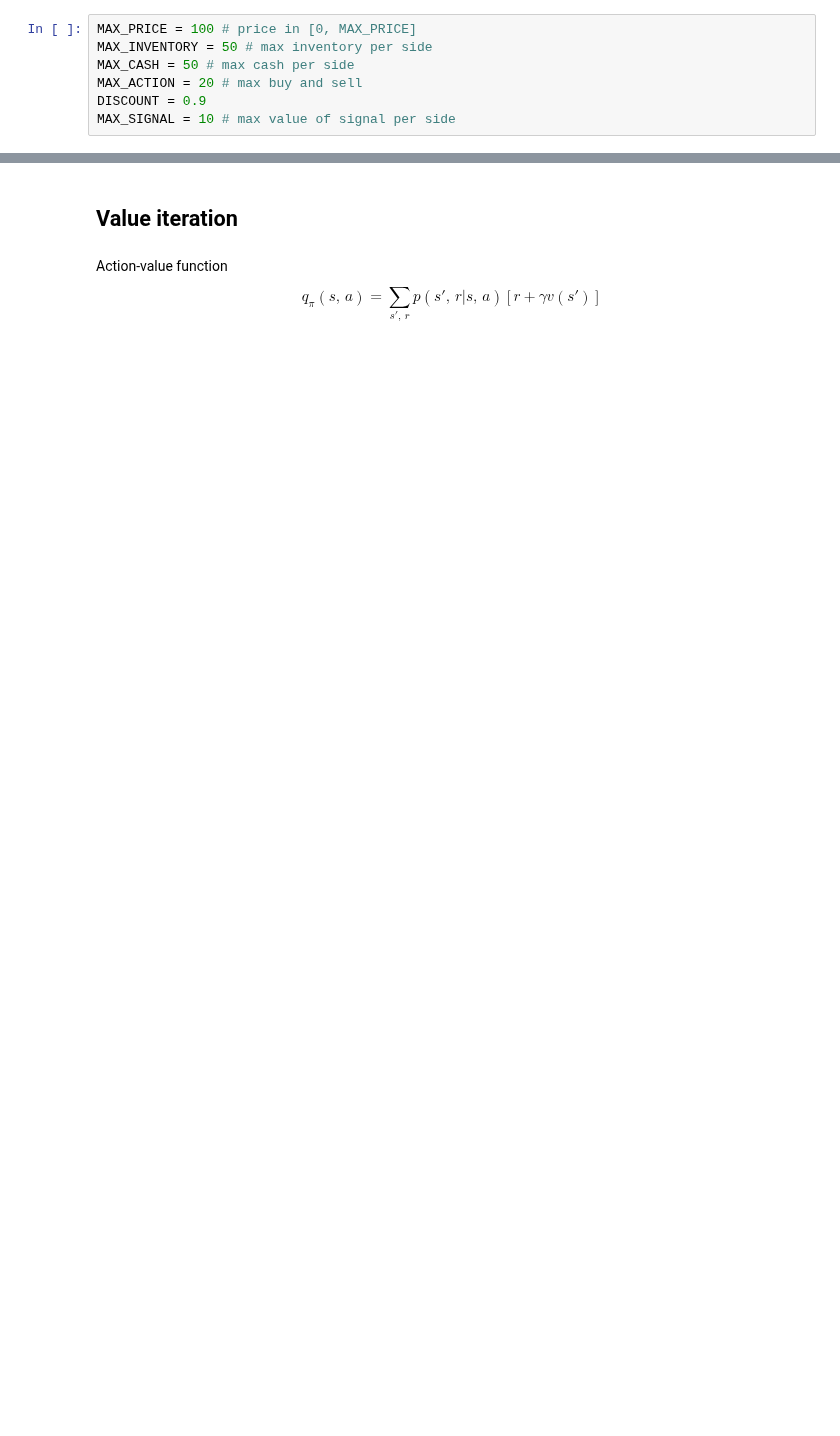
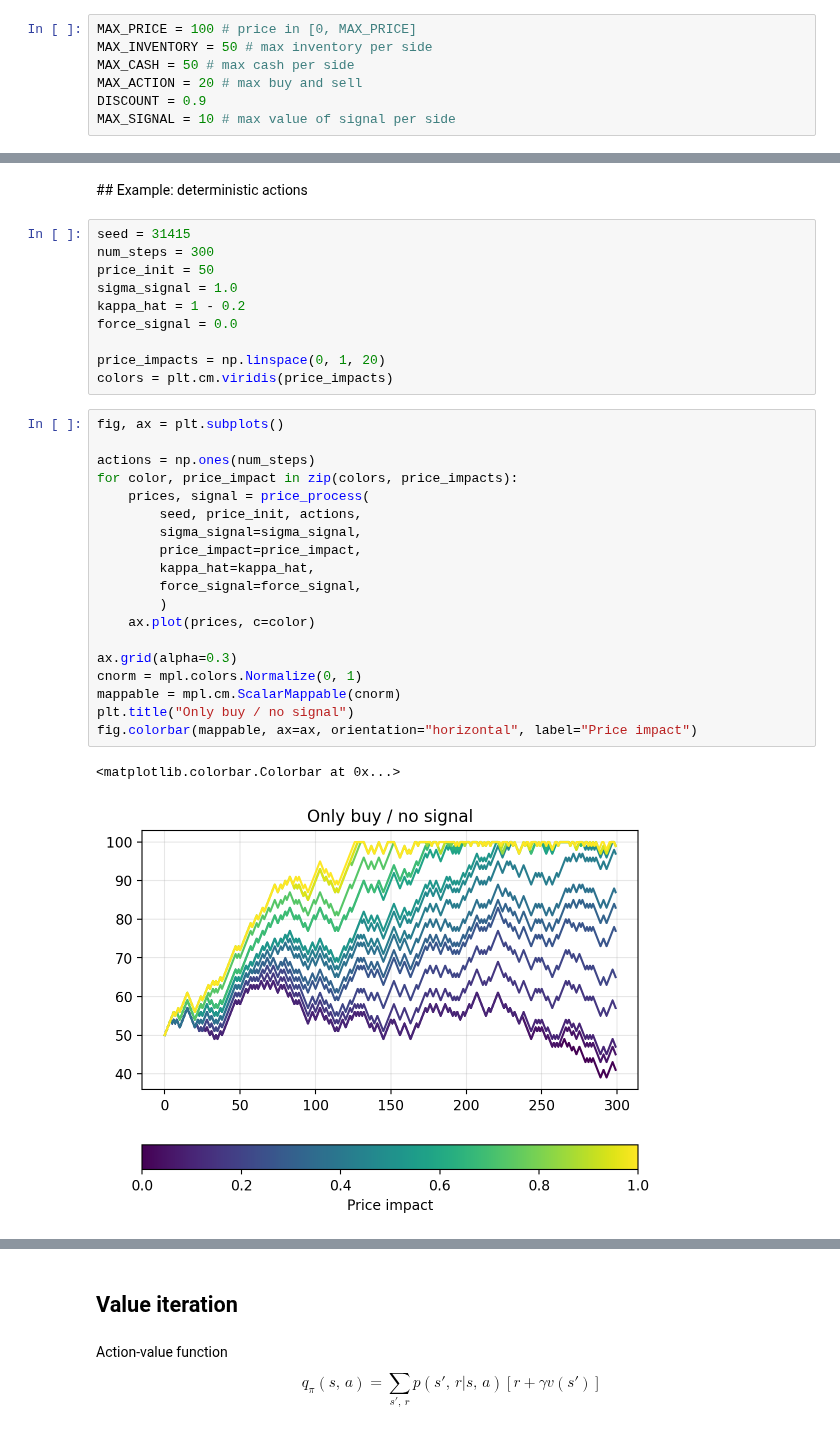
Before and after one commit to sapienzaio/online-ml-finance, a Jupyter notebook: 06-reinforcement-learning/price-impact-signal.ipynb, the cells around one changed output, grey strips where cells are left out. Saved outputs shown, nothing was run; the diff lists cells and outputs as text; blank space fills up the shorter version.

Commit message:
feat: price-impact-signal

```diff
--- a/06-reinforcement-learning/price-impact-signal.ipynb
+++ b/06-reinforcement-learning/price-impact-signal.ipynb
@@ -168,0 +115,34 @@ plt.tight_layout()
+# %% [markdown]
+## Example: deterministic actions
+# %%
+seed = 31415
+num_steps = 300
+price_init = 50
+sigma_signal = 1.0
+kappa_hat = 1 - 0.2
+force_signal = 0.0
+
+price_impacts = np.linspace(0, 1, 20)
+colors = plt.cm.viridis(price_impacts)
+# %%
+fig, ax = plt.subplots()
+
+actions = np.ones(num_steps)
+for color, price_impact in zip(colors, price_impacts):
+    prices, signal = price_process(
+        seed, price_init, actions,
+        sigma_signal=sigma_signal,
+        price_impact=price_impact,
+        kappa_hat=kappa_hat,
+        force_signal=force_signal,
+        )
+    ax.plot(prices, c=color)
+
+ax.grid(alpha=0.3)
+cnorm = mpl.colors.Normalize(0, 1)
+mappable = mpl.cm.ScalarMappable(cnorm)
+plt.title("Only buy / no signal")
+fig.colorbar(mappable, ax=ax, orientation="horizontal", label="Price impact")
+# %% [output]
+<matplotlib.colorbar.Colorbar at 0x...>
+[figure, added]
```
Also changed, not shown: parts of 11 cells of this notebook.
